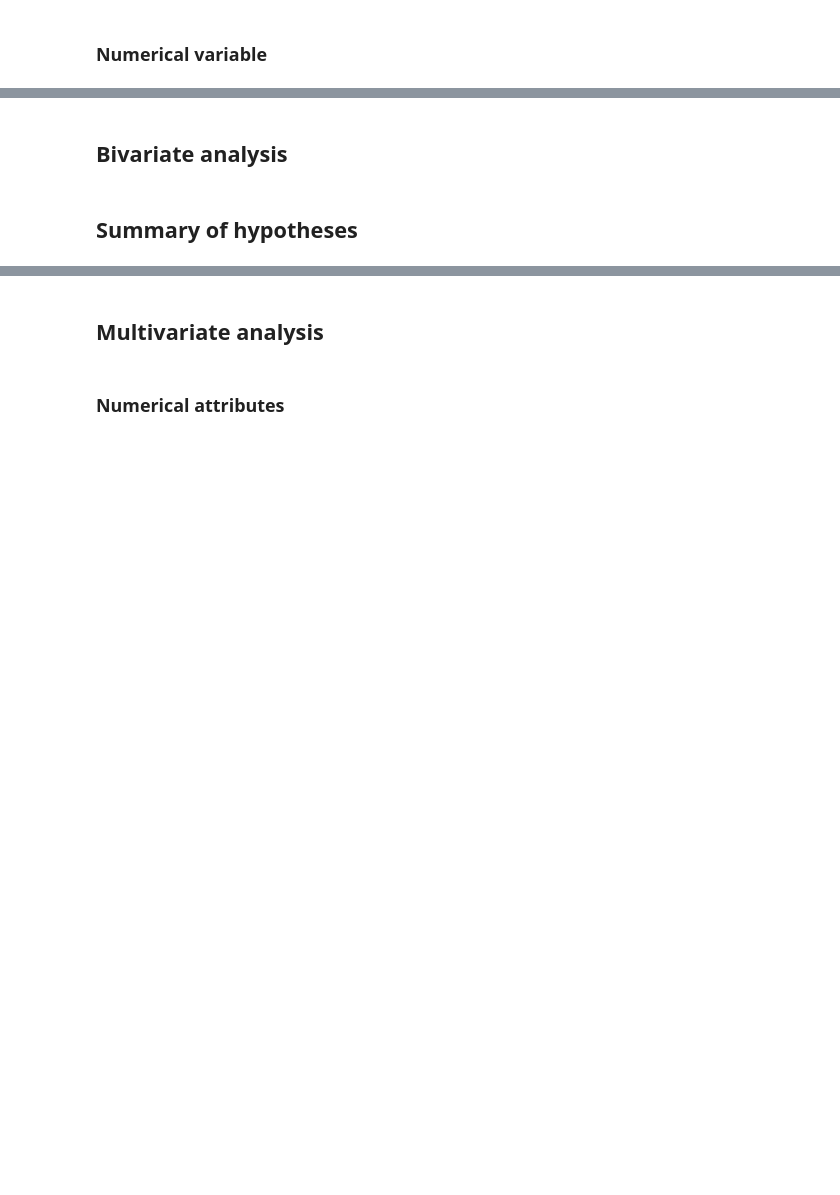
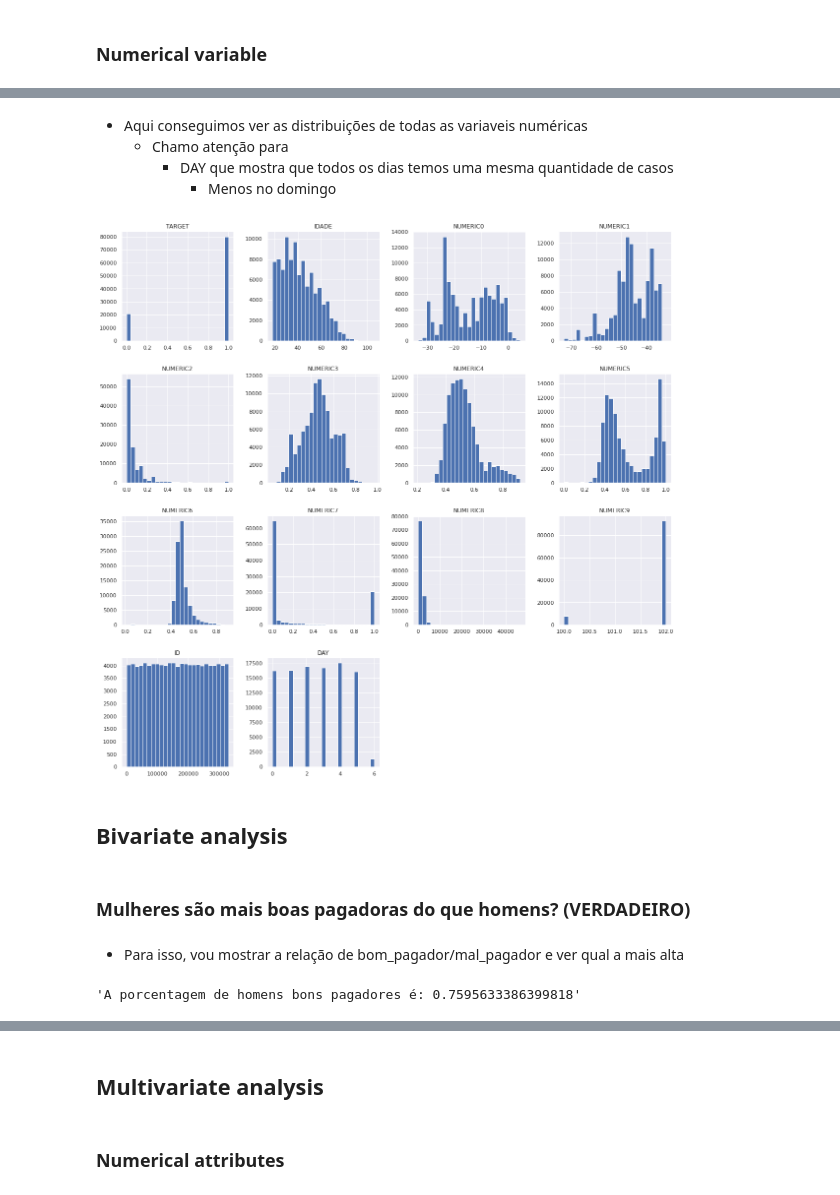
Before and after one commit to Edu-p/granting-of-credit, a Jupyter notebook: modelagem_risco_em_credito.ipynb, the cells around one changed output, grey strips where cells are left out. Saved outputs shown, nothing was run; the diff lists cells and outputs as text; code cells hidden in the pictures; blank space fills up the shorter version.

```diff
--- a/modelagem_risco_em_credito.ipynb
+++ b/modelagem_risco_em_credito.ipynb
@@ -583,3 +625,6 @@ df2_oot['DAY'] = df2_oot['REF_DATE'].dt.dayofweek
+# %%
+num_attributes = df4_train.select_dtypes( include=['int64', 'float64'] )
+cat_attributes = df4_train.select_dtypes( exclude=['int64', 'float64', 'datetime64[ns]'] )
 # %% [markdown]
 ## Univariate analysis
 # %% [markdown]
@@ -591,4 +643,20 @@ df2_oot['DAY'] = df2_oot['REF_DATE'].dt.dayofweek
+# %% [markdown]
+- Aqui conseguimos ver as distribuições de todas as variaveis numéricas
+    - Chamo atenção para
+        - DAY que mostra que todos os dias temos uma mesma quantidade de casos
+            - Menos no domingo
+# %%
+sns.set(rc={'figure.figsize':(20,20)})
+num_attributes.hist( bins=25 );
+# %% [output]
+[figure, added]
 # %% [markdown]
 ## Bivariate analysis
-# %% [markdown]
-## Summary of hypotheses
+# %% [markdown]
+### Mulheres são mais boas pagadoras do que homens? (VERDADEIRO)
+# %% [markdown]
+- Para isso, vou mostrar a relação de bom_pagador/mal_pagador e ver qual a mais alta
+# %%
+"A porcentagem de homens bons pagadores é: {}".format((df4_train.loc[(df4_train['SEXO'] == 'M') & (df4_train['TARGET'] == 1)].shape[0])/df4_train.loc[(df4_train['SEXO'] == 'M')].shape[0])
+# %% [output]
+'A porcentagem de homens bons pagadores é: 0.7595633386399818'
```
Also changed, not shown: parts of 173 cells of this notebook, 15 other files.
